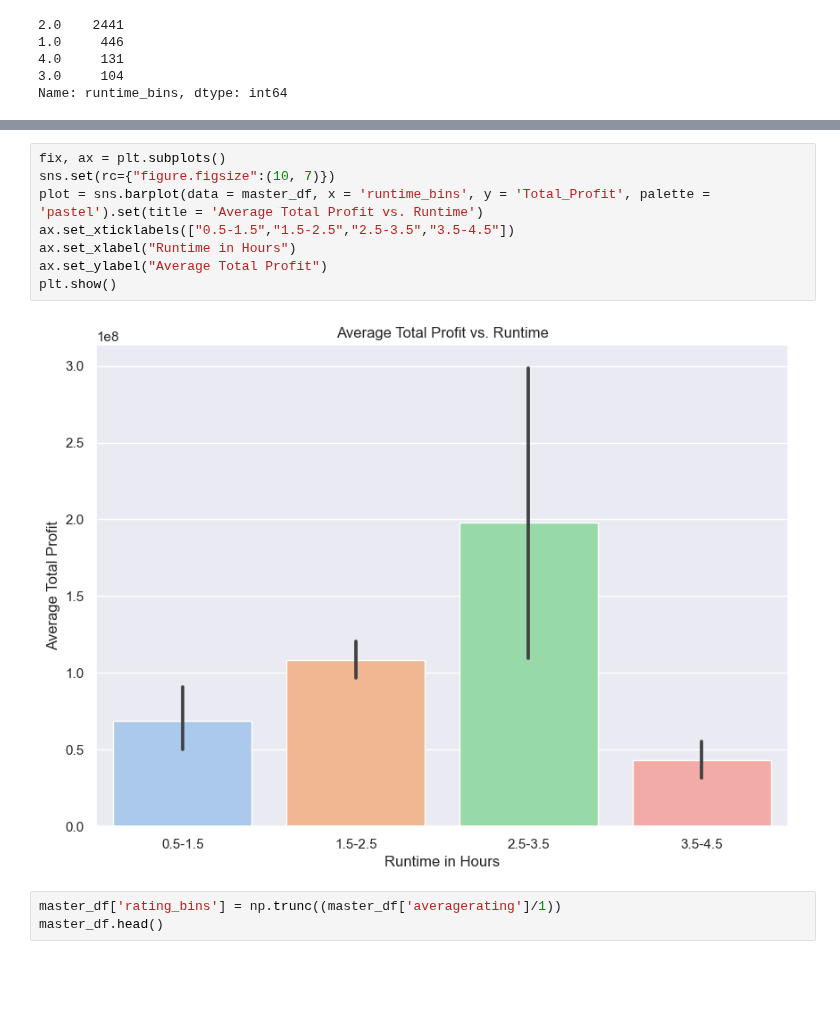
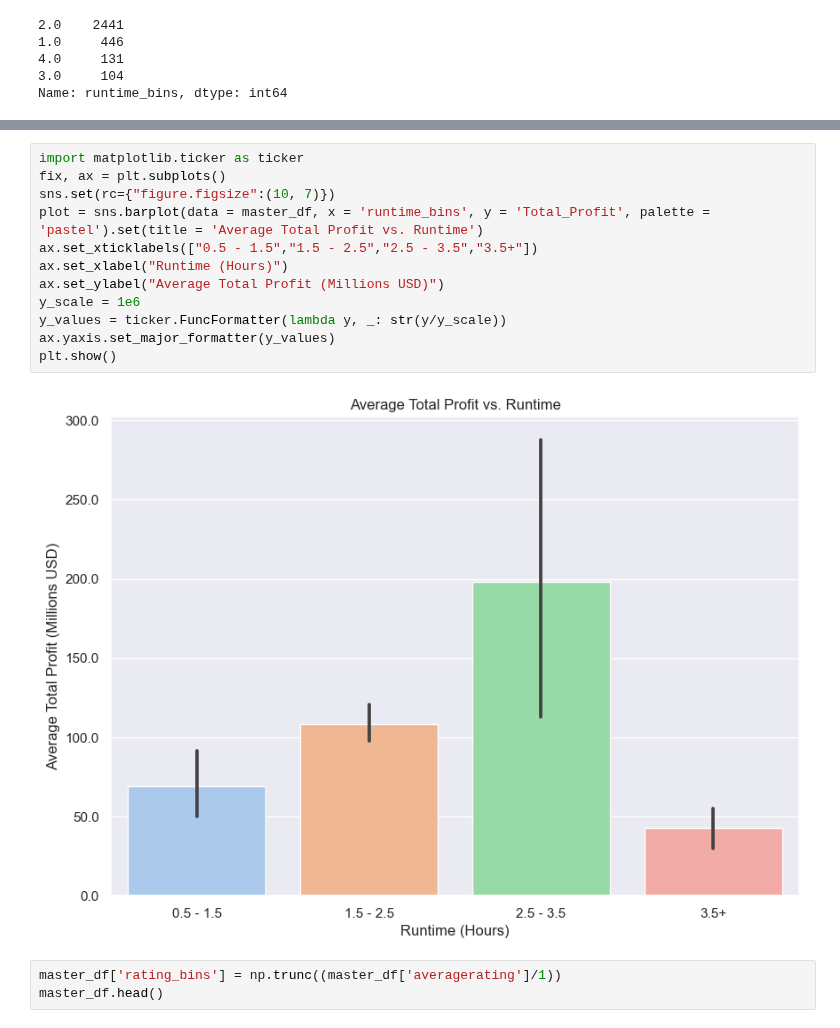
Before and after one commit to jacrivera/AI-Academy-Semester-1-Capstone-Group-5, a Jupyter notebook: Final-Workbook.ipynb, the cells around one changed output, grey strips where cells are left out. Saved outputs shown, nothing was run; the diff lists cells and outputs as text; blank space fills up the shorter version.

Commit message:
Updated runtime visualizations

```diff
--- a/Final-Workbook.ipynb
+++ b/Final-Workbook.ipynb
@@ -361,13 +371,17 @@ plt.show()
 # %%
+import matplotlib.ticker as ticker
 fix, ax = plt.subplots()
 sns.set(rc={"figure.figsize":(10, 7)})
 plot = sns.barplot(data = master_df, x = 'runtime_bins', y = 'Total_Profit', palette = 'pastel').set(title = 'Average Total Profit vs. Runtime')
-ax.set_xticklabels(["0.5-1.5","1.5-2.5","2.5-3.5","3.5-4.5"])
-ax.set_xlabel("Runtime in Hours")
-ax.set_ylabel("Average Total Profit")
+ax.set_xticklabels(["0.5 - 1.5","1.5 - 2.5","2.5 - 3.5","3.5+"])
+ax.set_xlabel("Runtime (Hours)")
+ax.set_ylabel("Average Total Profit (Millions USD)")
+y_scale = 1e6
+y_values = ticker.FuncFormatter(lambda y, _: str(y/y_scale))
+ax.yaxis.set_major_formatter(y_values)
 plt.show()
 # %% [output]
-[figure, old version]
+[figure, new version]
 # %%
 master_df['rating_bins'] = np.trunc((master_df['averagerating']/1))
 master_df.head()
```
Also changed, not shown: parts of 3 cells of this notebook.
